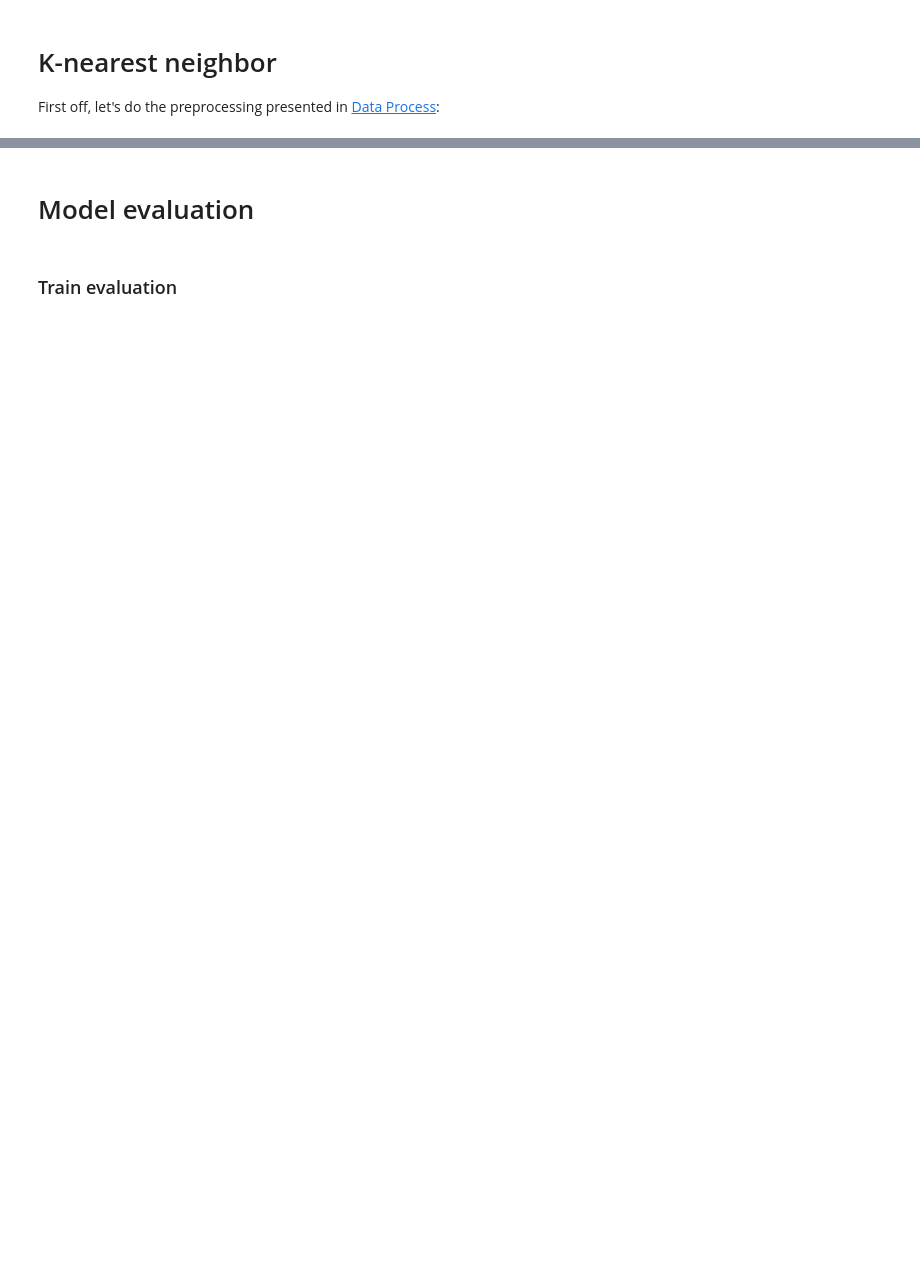
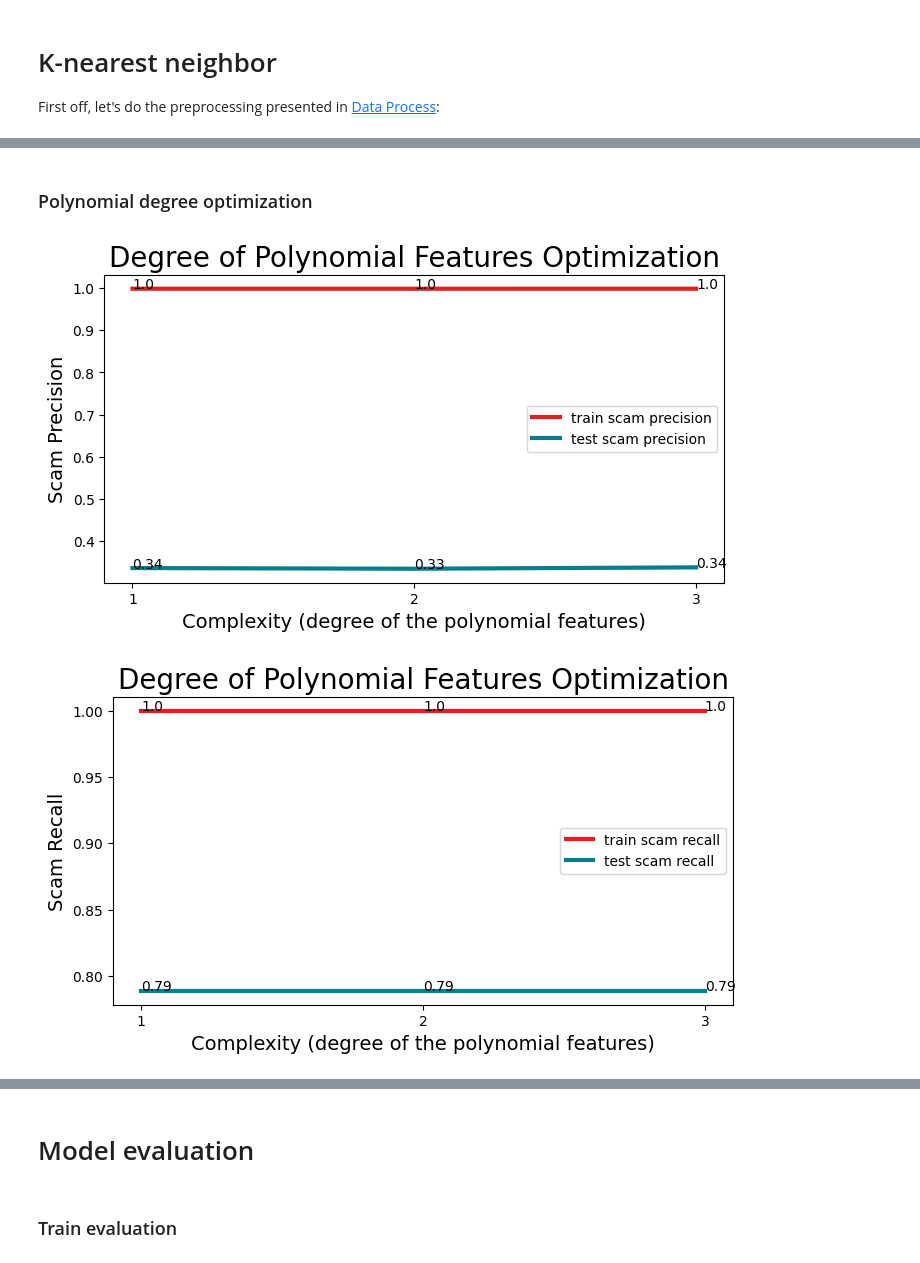
Before and after one commit to aceline0/ECS-171---Group-Project, a Jupyter notebook: code/knn.ipynb, the cells around one changed output, grey strips where cells are left out. Cells and saved outputs as stored; diff of their text form; code cells hidden in the pictures; blank space fills up the shorter version.

```diff
--- a/code/knn.ipynb
+++ b/code/knn.ipynb
@@ -48,0 +132,80 @@ yhat = knn.predict(X_test)
+# %% [markdown]
+### Polynomial degree optimization
+# %%
+X = df.drop(['Class'], axis=1)
+y = df['Class']
+
+# PCA
+pca = PCA(n_components=12)
+pca.fit(X)
+X = pca.transform(X)
+# %%
+from sklearn.preprocessing import PolynomialFeatures
+
+precision_train_df = []
+precision_test_df = []
+recall_train_df = []
+recall_test_df = []
+
+for k in range(1, 4):
+    X_poly = PolynomialFeatures(k).fit_transform(X)
+    X_train, X_test, y_train, y_test = train_test_split(X_poly, y, test_size=0.2, random_state=42)
+
+    #remember to oversample
+    smote = SMOTE(random_state=42)
+    X_train, y_train = smote.fit_resample(X_train, y_train)
+
+    knn = KNeighborsClassifier()
+    knn.fit(X_train, y_train)
+    train_predictions = knn.predict(X_train)
+    test_predictions = knn.predict(X_test)
+
+    precision_train = precision_score(y_train, train_predictions)
+    precision_test = precision_score(y_test, test_predictions)
+    precision_train_df.append({'k': k, 'precision': precision_train})
+    precision_test_df.append({'k': k, 'precision': precision_test})
+
+    recall_train = recall_score(y_train, train_predictions)
+    recall_test = recall_score(y_test, test_predictions)
+    recall_train_df.append({'k': k, 'recall': recall_train})
+    recall_test_df.append({'k': k, 'recall': recall_test})
+
+precision_train_df = pd.DataFrame(precision_train_df)
+precision_test_df = pd.DataFrame(precision_test_df)
+
+recall_train_df = pd.DataFrame(recall_train_df)
+recall_test_df = pd.DataFrame(recall_test_df)
+
+
+# Plot log precision
+plt.figure(figsize=(8, 4))
+plt.plot(precision_train_df['k'], precision_train_df['precision'], lw=3, c='#e31e1e', label='train scam precision')
+for a,b in zip(precision_train_df['k'], precision_train_df['precision']):
+    plt.text(a, b, str(round(b, 2)))
+plt.plot(precision_test_df['k'], precision_test_df['precision'], lw=3, c='#087E8B', label='test scam precision')
+for a,b in zip(precision_test_df['k'], precision_test_df['precision']):
+    plt.text(a, b, str(round(b, 2)))
+plt.title(f"Degree of Polynomial Features Optimization", size=20)
+plt.xlabel('Complexity (degree of the polynomial features)', size=14)
+plt.xticks(np.arange(1, k+1, 1))
+plt.ylabel('Scam Precision', size=14)
+plt.legend()
+plt.show()
+
+# Plot recall
+plt.figure(figsize=(8, 4))
+plt.plot(recall_train_df['k'], recall_train_df['recall'], lw=3, c='#e31e1e', label='train scam recall')
+for a,b in zip(recall_train_df['k'], recall_train_df['recall']):
+    plt.text(a, b, str(round(b, 2)))
+plt.plot(recall_test_df['k'], recall_test_df['recall'], lw=3, c='#087E8B', label='test scam recall')
+for a,b in zip(recall_test_df['k'], recall_test_df['recall']):
+    plt.text(a, b, str(round(b, 2)))
+plt.title(f"Degree of Polynomial Features Optimization", size=20)
+plt.xlabel('Complexity (degree of the polynomial features)', size=14)
+plt.xticks(np.arange(1, k+1, 1))
+plt.ylabel('Scam Recall', size=14)
+plt.legend()
+plt.show()
+# %% [output]
+[figure, added]
+[figure, added]
```
Also changed, not shown: parts of 14 cells of this notebook.
